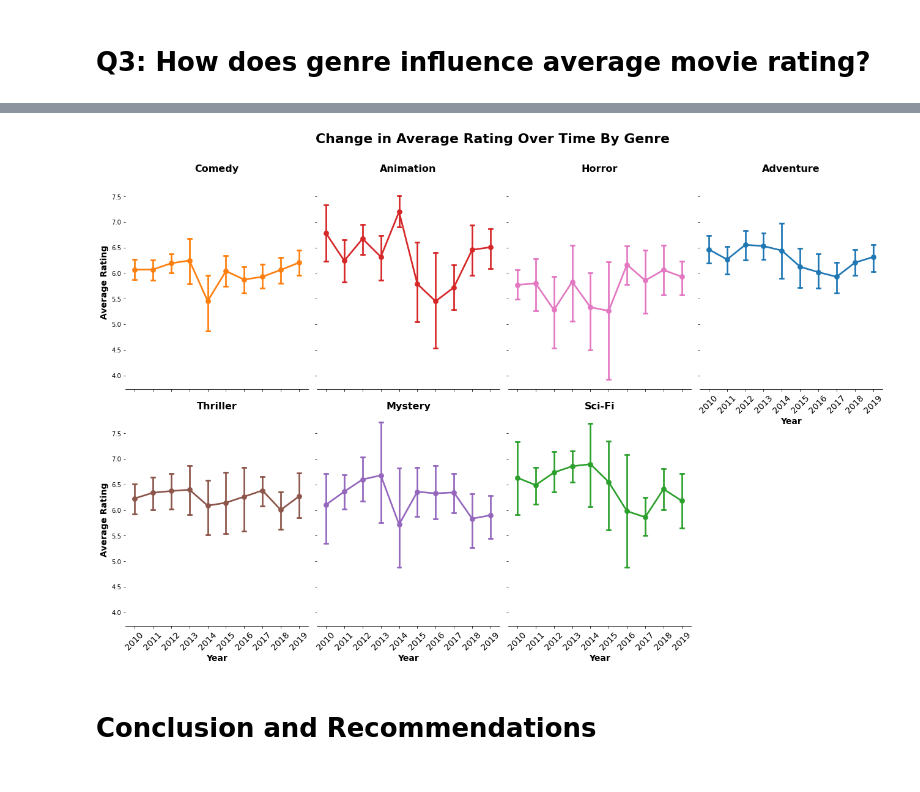
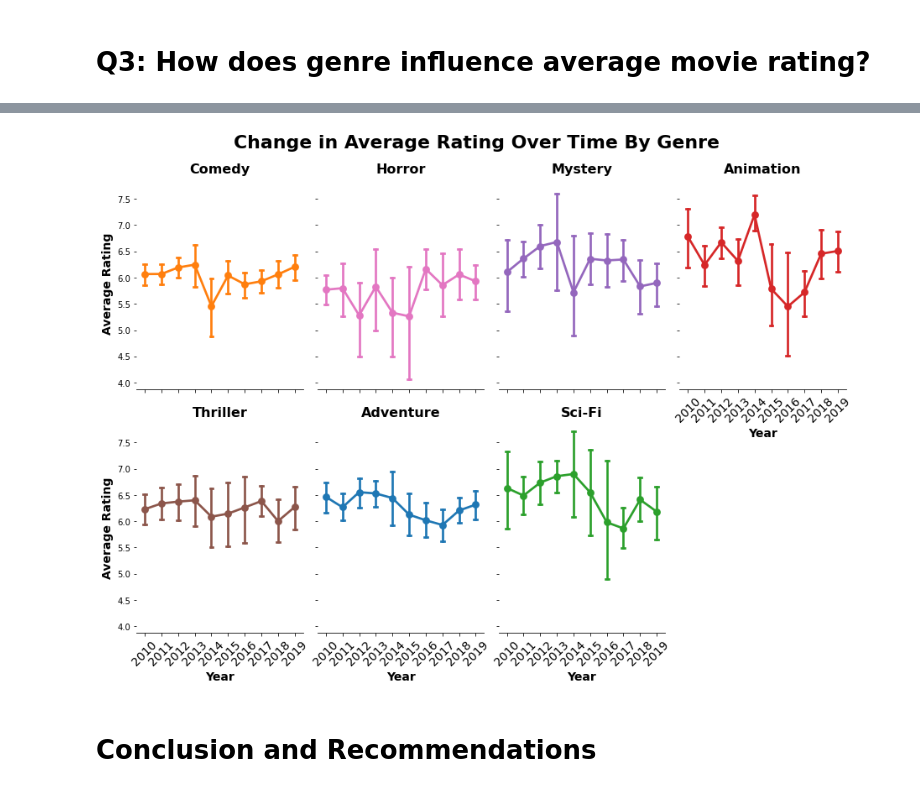
Before and after one commit to zero731/dsc-mod-1-project-v2-1-onl01-dtsc-ft-070620, a Jupyter notebook: student.ipynb, the cells around one changed output, grey strips where cells are left out. Saved outputs shown, nothing was run; the diff lists cells and outputs as text; code cells hidden in the pictures.

```diff
--- a/student.ipynb
+++ b/student.ipynb
@@ -1175,12 +1203,12 @@ family_df = explode_top_genres.loc[explode_top_genres['top_genre_list']=='Family
 # %%
 g = sns.catplot(x="startYear", y="ww_gross1mil", col="top_genre_list", col_wrap=4,
-                capsize=.2, height=6, aspect=.7, col_order=top_genre_list,
+                capsize=.2, height=5, aspect=.8, col_order=top_genre_list,
                 kind="point", hue="top_genre_list", data=explode_top_genres)
 
-g.set(ylim=(0, 1000))
+g.set(ylim=(0, 900))
 
 axes = g.axes.flatten()
-for i, genre in enumerate(top_genres_list):
+for i, genre in enumerate(top_genre_list):
     axes[i].set_title(genre, fontsize=16, weight='bold')
 
 axes[0].set_ylabel('Worldwide Gross ($ millions)', fontsize='14', weight='bold')
@@ -1210,7 +1238,7 @@ g = sns.catplot(x="startYear", y="ROI", col="top_genre_list", col_wrap=4,
 g.map(plt.axhline, y=0, ls='--', c='k', linewidth=3).set(ylim=(-100, 3000))
 
 axes = g.axes.flatten()
-for i, genre in enumerate(top_genres_list):
+for i, genre in enumerate(top_genre_list):
     axes[i].set_title(genre, fontsize=16, weight='bold')
 
 axes[0].set_ylabel('% ROI', fontsize='14', weight='bold')
@@ -1307,0 +1416,19 @@ g.map(plt.axhline, y=0, ls='--', c='k', linewidth=3)
+# %%
+g = sns.lmplot(x="budget1mil", y="ww_gross1mil", col="top_genre_list", hue="top_genre_list",
+               data=explode_top_genres, col_wrap=4, height=4.5, aspect=.7,
+               truncate=True, col_order=top_genre_list)
+g.set(xlim=(0, 350), ylim=(0, 2000))
+
+axes = g.axes.flatten()
+for i, genre in enumerate(top_genre_list):
+    axes[i].set_title(genre, fontsize=16, weight='bold')
+
+axes[0].set_ylabel('Worldwide Gross ($ millions)', fontsize='14', weight='bold')
+axes[4].set_ylabel('Worldwide Gross ($ millions)', fontsize='14', weight='bold')
+
+for ax in axes[3:]:
+    ax.set_xlabel('Budget ($ millions)', fontsize='14', weight='bold')
+    ax.set_xticklabels(ax.get_xticklabels(), fontsize=14)
+
+g.fig.suptitle("Effect of Movie Budget on Worldwide Gross By Genre", size=22, weight='bold')
+g.fig.subplots_adjust(top=.9)
@@ -1318,0 +1445,11 @@ ax.legend()
+# %%
+ax = sns.barplot(x='top_genre_list', y='averageRating', hue='genre_count', palette='bright',
+                 data=explode_top_genres, order=top_genre_list)
+ax.set(ylim=(0, 9))
+ax.set_xticklabels(ax.get_xticklabels(), rotation=45, fontsize=14)
+ax.set_yticklabels(ax.get_yticks(), fontsize=14)
+ax.set_xlabel('Movie Genre', fontsize=14, weight='bold')
+ax.set_ylabel('Average Movie Rating', fontsize=14, weight='bold')
+ax.set_title('Effect of Number of Genres on Movie Rating\n by Top Genres', fontsize=20, weight='bold')
+ax.legend(title='Number of Genres')
+ax.get_figure().set_size_inches((10,7))
@@ -1319,23 +1458,23 @@ ax.legend()
 # %%
 g = sns.catplot(x="startYear", y="averageRating", col="top_genre_list", col_wrap=4,
-                capsize=.2, height=6, aspect=.75, col_order=top_genre_list, hue="top_genre_list",
+                capsize=.2, height=4.5, aspect=.7, col_order=top_genre_list, hue="top_genre_list",
                 kind="point", data=explode_top_genres)
 g.despine(left=True)
 axes = g.axes.flatten()
-for i, genre in enumerate(top_genres_list):
+for i, genre in enumerate(top_genre_list):
     axes[i].set_title(genre, fontsize=16, weight='bold')
 
 axes[0].set_ylabel('Average Rating', fontsize='14', weight='bold')
 axes[4].set_ylabel('Average Rating', fontsize='14', weight='bold')
 
 for ax in axes[3:]:
     ax.set_xlabel('Year', fontsize='14', weight='bold')
 
 g.set_xticklabels(ax.get_xticklabels(), rotation=45, fontsize=14)
 
 g.fig.suptitle("Change in Average Rating Over Time By Genre", size=22, weight='bold')
 g.fig.subplots_adjust(top=.9)
 # %% [output]
-[figure, old version]
+[figure, new version]
 # %% [markdown]
 # Conclusion and Recommendations
```
Also changed, not shown: parts of 32 cells of this notebook.
